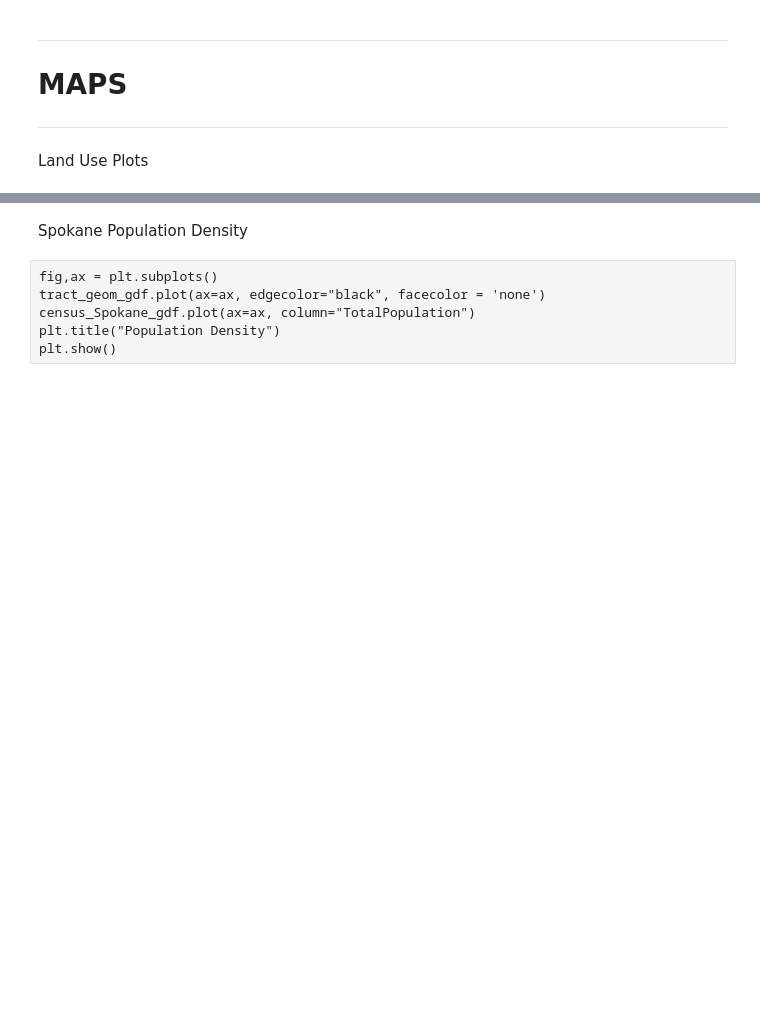
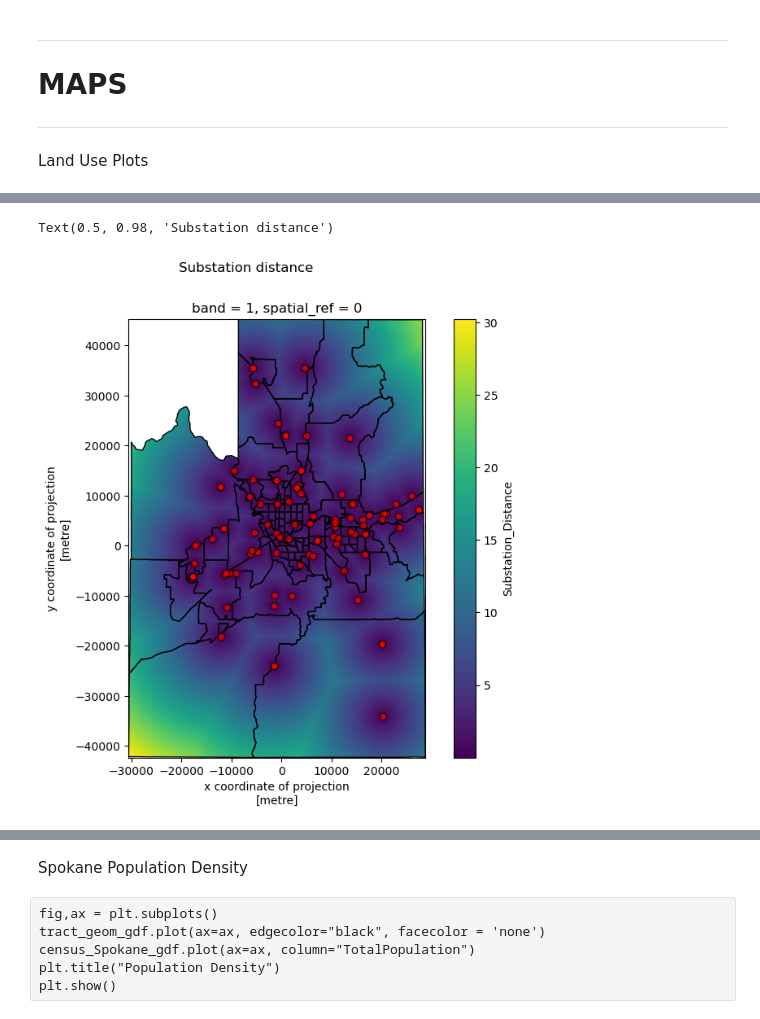
Before and after one commit to UW-GDA/Solar-Energy-Feasibility, a Jupyter notebook: Final_AREEBA.ipynb, the cells around one changed output, grey strips where cells are left out. Saved outputs shown, nothing was run; the diff lists cells and outputs as text; code cells hidden in the pictures; blank space fills up the shorter version.

```diff
--- a/Final_AREEBA.ipynb
+++ b/Final_AREEBA.ipynb
@@ -412,0 +422,12 @@ plt.show()
+# %%
+fig,ax = plt.subplots(figsize=(9,7))
+
+substation_distance_raster_data.plot(ax=ax)
+tract_geom_gdf.plot(ax=ax, edgecolor="black", facecolor = 'none')
+
+substation_gdf.plot(ax=ax, color='red', edgecolor='k',alpha=0.7)
+
+plt.suptitle('Substation distance')
+# %% [output]
+Text(0.5, 0.98, 'Substation distance')
+[figure, new version]
```
Also changed, not shown: parts of 8 cells of this notebook.
